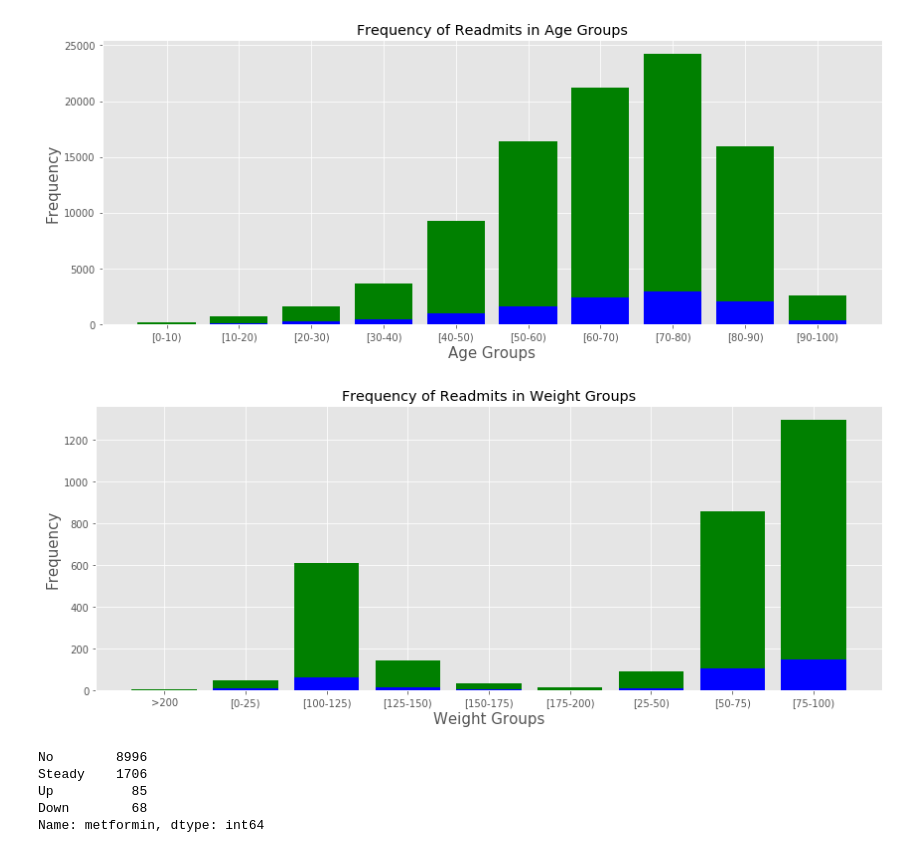
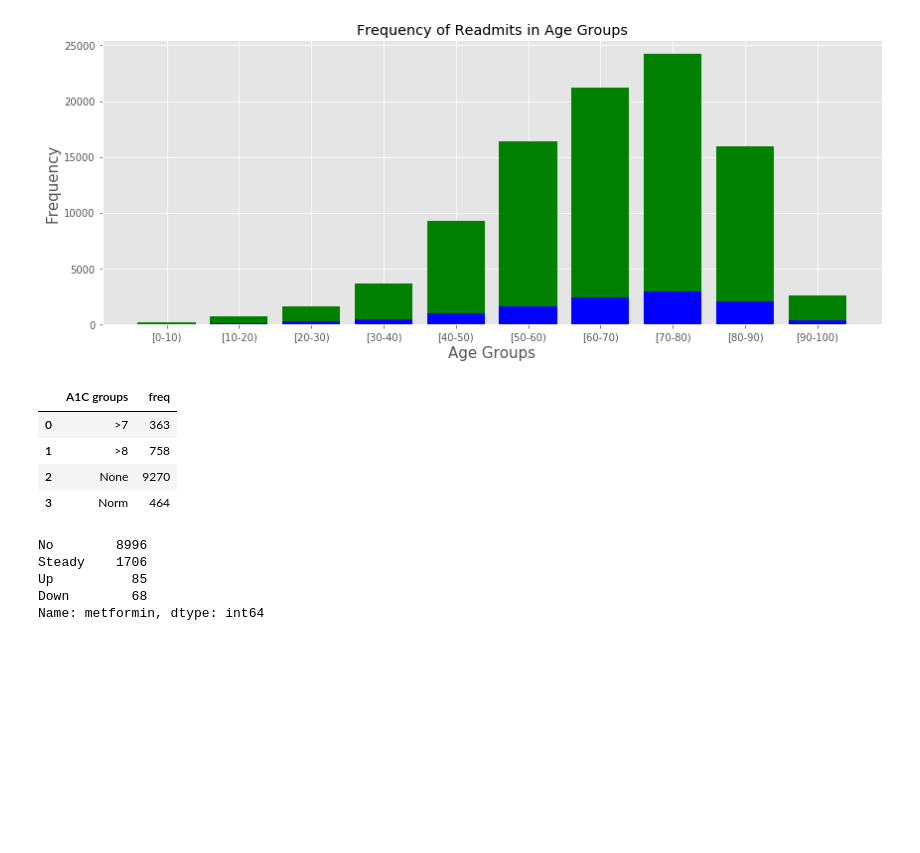
Before and after one commit to clstaub/Predicting_Hospital_Readmissions, a Jupyter notebook: Predicting_Hospital_Readmissions.ipynb, the cells around one changed output. Drawn from its saved outputs; the diff is of its cells as text; code cells hidden in the pictures; blank space fills up the shorter version.

```diff
--- a/Predicting_Hospital_Readmissions.ipynb
+++ b/Predicting_Hospital_Readmissions.ipynb
@@ -231,22 +234,26 @@ plt.tight_layout()
 # %% [output]
 [figure]
 # %%
-readmitsweightdf = pd.DataFrame(readmitsdf.groupby(readmitsdf.weight).size())
-readmitsweightdf = readmitsweightdf.reset_index()
-readmitsweightdf.columns = ['weight group', 'freq']
+readmitsa1cdf = pd.DataFrame(readmitsdf.groupby(readmitsdf.A1Cresult).size())
+readmitsa1cdf = readmitsa1cdf.reset_index()
+readmitsa1cdf.columns = ['A1C groups', 'freq']
+readmitsa1cdf.head()
+# a1cdf = pd.DataFrame(df.groupby(df.A1Cresult).size())
+# a1cdf = a1cdf.reset_index()
+# a1cdf.columns = ['A1C groups', 'freq']
 
-weightdf = pd.DataFrame(df.groupby(df.weight).size())
-weightdf = weightdf.reset_index()
-weightdf.columns = ['weight group', 'freq']
-
-fig,ax = plt.subplots(1, figsize=(12,5))
-ax.set_title('Frequency of Readmits in Weight Groups')
-ax.bar(weightdf['weight group'], weightdf.freq, color='green')
-ax.bar(readmitsweightdf['weight group'], readmitsweightdf.freq, color='blue')
-ax.set_ylabel('Frequency',fontsize=15)
-ax.set_xlabel('Weight Groups', fontsize=15)
-ax.set_xticks(range(len(weightdf)))
-ax.set_xticklabels(weightdf['weight group'])
-plt.tight_layout()
+# fig,ax = plt.subplots(1, figsize=(12,5))
+# ax.set_title('Frequency of Readmits in A1C level Groups')
+# ax.bar(a1cdf[~a1cdf['A1C groups'].isin([None])], a1cdf.freq, color='green')
+# ax.bar(readmitsa1cdf[~readmitsa1cdf['A1C groups'].isin([None])], readmitsa1cdf.freq, color='blue')
+# ax.set_ylabel('Frequency',fontsize=15)
+# ax.set_xlabel('A1C Groups', fontsize=15)
+# ax.set_xticks(range(len(a1cdf)))
+# ax.set_xticklabels(a1cdf['A1C groups'])
+# plt.tight_layout()
 # %% [output]
-[figure, removed]
+|  | A1C groups | freq |
+| 0 | >7 | 363 |
+| 1 | >8 | 758 |
+| 2 | None | 9270 |
+| 3 | Norm | 464 |
```
Also changed, not shown: parts of 22 cells of this notebook, 1 other file.
